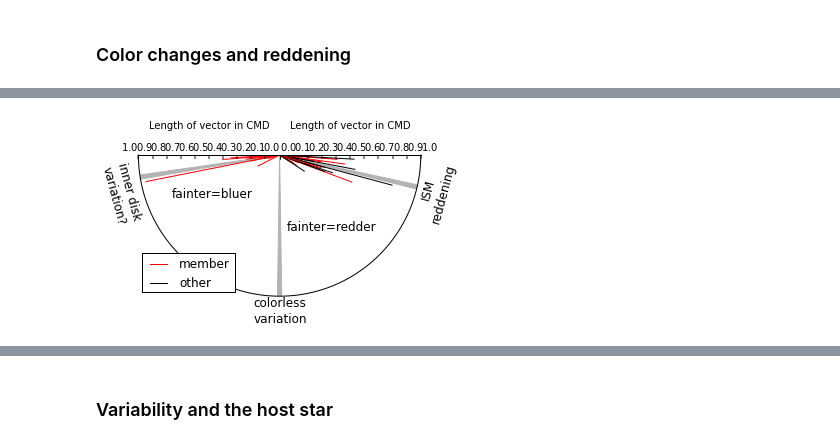
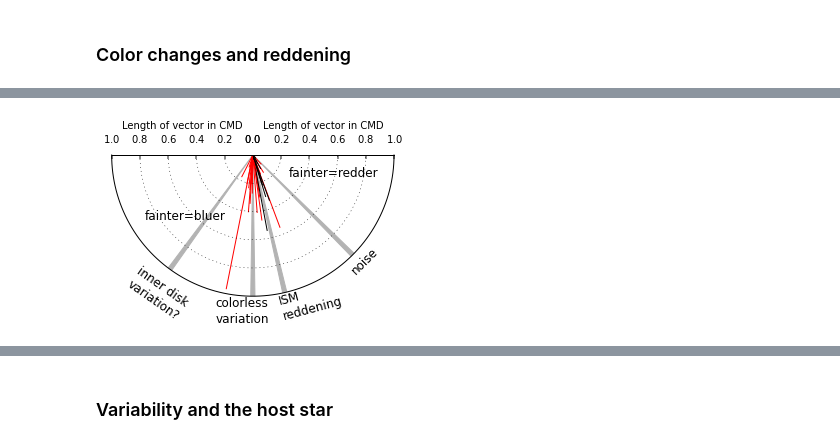
Before and after one commit to YSOVAR/Analysis, a Jupyter notebook: L1688_analysis.ipynb, the cells around one changed output, grey strips where cells are left out. Cells and saved outputs as stored; diff of their text form; code cells hidden in the pictures.

```diff
--- a/L1688_analysis.ipynb
+++ b/L1688_analysis.ipynb
@@ -986,5 +1018,6 @@ for i in ind:
 # %% [output]
 number of stars where some Teff is known : 46
 # %%
-indYSOVARmembers = ((cat['IRclass'] != '') & (cat['IRclass'] != 'III')) | (cat['NET_CNTS'] > 0)
-cat.add_column(Column(name='member(YSOVAR)', data=indYSOVARmembers, units=None))
+indYSOVARmembers = ((cat['IRclass'] != '') & (cat['IRclass'] != 'III')) | ((cat['s1_SEDclass'] == 'III') & (cat['NET_CNTS'] > 0))
+cat.add_column(Column(name='member(YSOVAR)', data=indYSOVARmembers, units=None, description='Cluster membership according to YSOVAR standard'))
+cat['member(YSOVAR)'].units = None  # in some version units was set to ct. Check setting here by hand to debug.
@@ -1925,12 +2301,0 @@ Last, we search for periodicity in the lightcurves using a Lomb-Scargle periodog
-# %%
-# Source 534 look as if it might have a period in the other observations as well. Check that out!
-
-xlim = [[55295,55338], [55458,55500], [55668, 55710], [55830, 55880]]
-fig = plt.figure(figsize = (5,3))
-fig, axes, taxes = plot_atlas.setup_lcplot_axes(cat.lclist[0], xlim, fig = fig, twinx=False)
-
-for i, m, c in zip([533], 'osp', 'rkk'):
-    data = cat.lclist[i]
-    for ax, tax in zip(axes, taxes):
-        ax.xaxis.set_major_locator(MaxNLocator(4))
-        ax.scatter(data['t36']-plot_atlas.mjdoffset, data['m36'], lw=0, s=10, marker=m, c=c, label = 'id: {0}'.format(i+1))
@@ -2288,7 +2855,7 @@ Some sources show a slope in the CMD that is very close to the standard reddenin
 fig = plt.figure(figsize=(5,5))
 axes = [fig.add_subplot(2,2,i) for i in range(4)]
 
-for i,id2 in enumerate(['212451', '212615', '213412', '212471']):
+for i,id2 in enumerate(['212451', '212615', '212471']):
     ind = (cat['YSOVAR2_id']==id2).nonzero()[0][0]
     ax = axes[i]
     mergedlc = YSOVAR.atlas.merge_lc(cat.lclist[ind], ['36','45'])
@@ -2436,6 +2993,7 @@ tr_rotate = Affine2D().translate(0, 0)
 tr = tr_rotate + PolarAxes.PolarTransform()
 
 grid_helper = floating_axes.GridHelperCurveLinear(tr,
+                                        grid_locator2=grid_finder.MaxNLocator(5),
                                         extremes=(np.pi,2* np.pi, 0, 1.) )
 
 ax1 = floating_axes.FloatingSubplot(fig, 111, grid_helper=grid_helper)
@@ -2457,46 +3015,54 @@ al.set_axislabel_direction('+')
 ar.set_ticklabel_direction('-')
 ar.set_axislabel_direction('-')
 ar.label.set_rotation(180)
 ar.major_ticklabels.set_rotation(180)
 ar.major_ticklabels.set_va('baseline')
+ar.major_ticklabels.set_ha('center')
+al.major_ticklabels.set_ha('center')
 ar.label.set_va('baseline')
 
 # create a parasite axes whose transData in RA, cz
 aux_ax = ax1.get_aux_axes(tr)
 
 aux_ax.patch = ax1.patch # for aux_ax to have a clip path as in ax
 ax1.patch.zorder=0.9 # but this has a side effect that the patch is
                         # drawn twice, and possibly over some other
                         # artists. So, we decrease the zorder a bit to
                         # prevent this.
 
 ind = indslopegood & indmembers & indvariable
 for m, c in zip(cat['cmd_m_36_45'][ind], cat['CMD_length_36_45'][ind]):
-    alpha = np.arctan(m)-np.pi/2
+    alpha = np.arctan(1/m)-np.pi/2
     linem = aux_ax.plot([alpha,alpha], [0,c],'r', label ='member')
 ind = indslopegood & ~indmembers & indvariable
 for m, c in zip(cat['cmd_m_36_45'][ind], cat['CMD_length_36_45'][ind]):
-    alpha = np.arctan(m)-np.pi/2
+    alpha = np.arctan(1/m)-np.pi/2
     linenonm = aux_ax.plot([alpha,alpha], [0,c],'k', label='other')
 
 red_slope = YSOVAR.autofuncs.redvecs['36_45'][0]
-aux_ax.arrow(np.arctan(red_slope)-np.pi/2.,0,0,4.25,fc="0.7", ec="0.7", head_width=0.07,label='reddening', width = 0.03)
-aux_ax.arrow(1.05*np.pi,0,0,4.25,fc="0.7", ec="0.7", head_width=0.07,label='reddening', width = 0.03)
-aux_ax.arrow(1.5*np.pi,0,0,4.25,fc="0.7", ec="0.7", head_width=0.07,label='reddening', width = 0.03)
+
+aux_ax.arrow(np.arctan(1./red_slope)-np.pi/2.,0,0,4.25,fc="0.7", ec="0.7", head_width=0.07, width = 0.03)
+aux_ax.arrow(1.3*np.pi,0,0,4.25,fc="0.7", ec="0.7", head_width=0.07, width = 0.03)
+aux_ax.arrow(1.5*np.pi,0,0,4.25,fc="0.7", ec="0.7", head_width=0.07, width = 0.03)
+aux_ax.arrow(1.75*np.pi,0,0,4.25,fc="0.7", ec="0.7", head_width=0.07, width = 0.03)
 # Legend not defined for the lines in this plot, so make some proxy artists instead
 p = plt.Line2D(np.array([1,1]),np.array([1,2]),c='r')
 p1 = plt.Line2D(np.array([1,1]),np.array([1,2]),c='k')
 red_y = YSOVAR.autofuncs.redvecs['36_45'][1] *0.2
-arrow = plt.arrow(0.84,8.1, red_y/red_slope, red_y,fc="k", ec="k", head_width=0.01)
-aux_ax.legend([p, p1], ["member", "other"], loc='lower left')
-fig.text(0.88,0.68,'ISM\nreddening', rotation=75, size='large', multialignment='center')
-fig.text(0.5,0.05,'colorless\nvariation', size='large', multialignment='center', ha='center', va='bottom')
-fig.text(0.01,0.68,'inner disk\nvariation?', rotation=-75, size='large', multialignment='center')
-fig.text(0.2,0.65,'fainter=bluer', size='large', va='center')
-fig.text(0.52,0.5,'fainter=redder', size='large', va='center')
+#aux_ax.legend([p, p1], ["member", "other"], loc=(0.02,0.7))
+
+ax1.grid(linestyle=':', axis='y')
+
+fig.text(0.66,0.05,'ISM\nreddening', rotation=15, size='large', multialignment='left', ha='center', va='bottom')
+fig.text(0.47,0.05,'colorless\nvariation', size='large', multialignment='center', ha='center', va='bottom')
+fig.text(0.15,0.2,'inner disk\nvariation?', rotation=-35, size='large', multialignment='center')
+fig.text(0.77,0.36,'noise', rotation=45, size='large', multialignment='center')
+fig.text(0.2,0.55,'fainter=bluer', size='large', va='center')
+fig.text(0.6,0.75,'fainter=redder', size='large', va='center')
 fig.subplots_adjust(bottom=0.1, left=0.1, right= 0.9)
+fig.savefig(os.path.join(plotdir, 'cmdslopelength.eps'))
 # %% [output]
-[figure, old version]
+[figure, new version]
 # %%
 cat['YSOVAR2_id','CMD_length_36_45','cmd_m_36_45', 'IAU_NAME'][indslopegood&indvariable]
 # %% [output]
```
Also changed, not shown: parts of 298 cells of this notebook.
